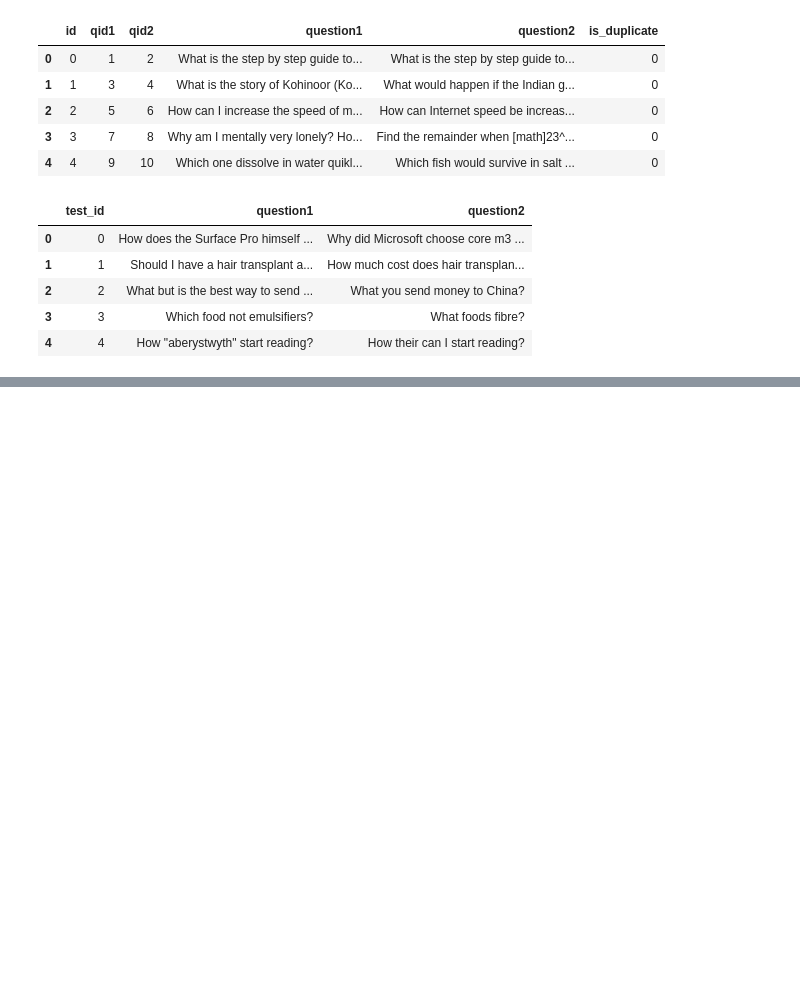
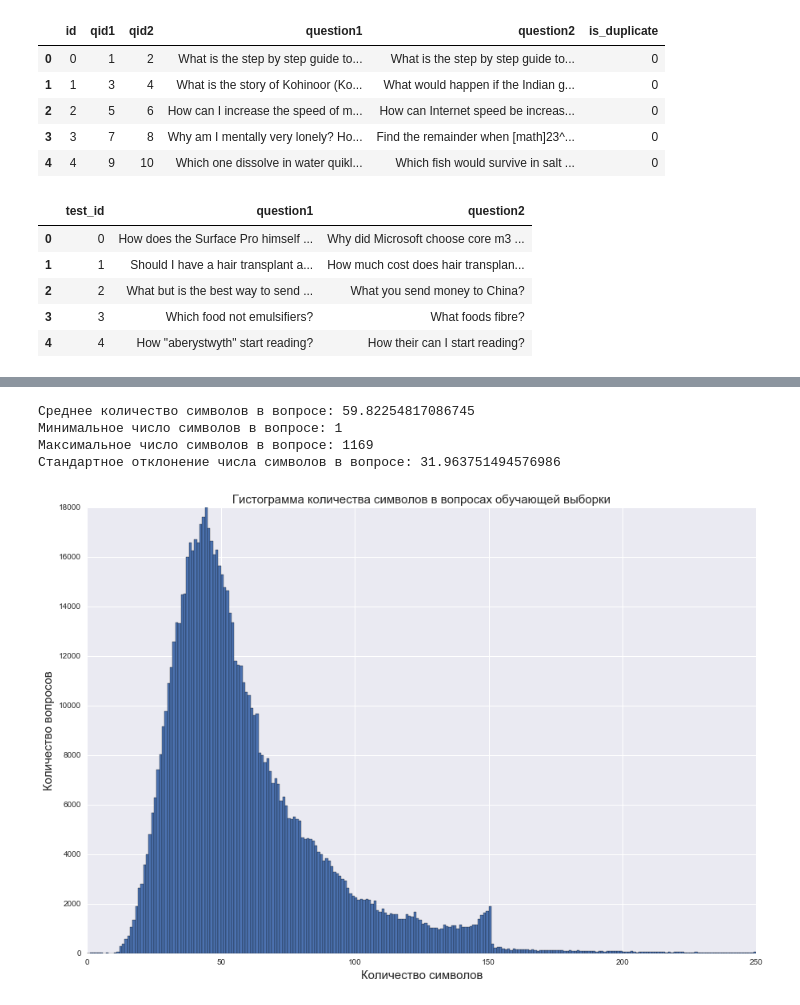
Before and after one commit to swoopyy/minor-proj, a Jupyter notebook: EDA-refactored.ipynb, the cells around one changed output, grey strips where cells are left out. Cells and saved outputs as stored; diff of their text form; code cells hidden in the pictures; blank space fills up the shorter version.

```diff
--- a/EDA-refactored.ipynb
+++ b/EDA-refactored.ipynb
@@ -72,0 +76,23 @@ dtype: int64
+# %%
+# Обучающая выборка
+question1_train = df_train['question1'].tolist()
+question2_train = df_train['question2'].tolist()
+train_qs = pd.Series(question1_train + question2_train).astype(str)
+
+dist_train = train_qs.apply(len)
+plt.figure(figsize=(15, 10))
+plt.hist(dist_train, bins=250, range=[0, 250])
+plt.title('Гистограмма количества символов в вопросах обучающей выборки', fontsize=15)
+plt.legend()
+plt.xlabel('Количество символов', fontsize=15)
+plt.ylabel('Количество вопросов', fontsize=15)
+print('Среднее количество символов в вопросе: %s' % dist_train.mean())
+print('Минимальное число символов в вопросе: %s' % dist_train.min())
+print('Максимальное число символов в вопросе: %s' % dist_train.max())
+print('Стандартное отклонение числа символов в вопросе: %s' % dist_train.std())
+# %% [output]
+Среднее количество символов в вопросе: 59.82254817086745
+Минимальное число символов в вопросе: 1
+Максимальное число символов в вопросе: 1169
+Стандартное отклонение числа символов в вопросе: 31.963751494576986
+[figure, added]
```
Also changed, not shown: parts of 10 cells of this notebook.
